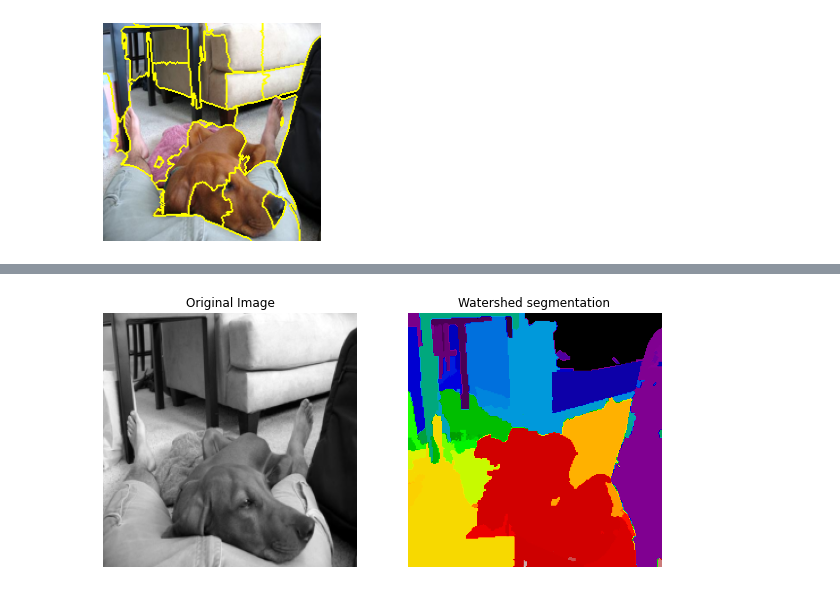
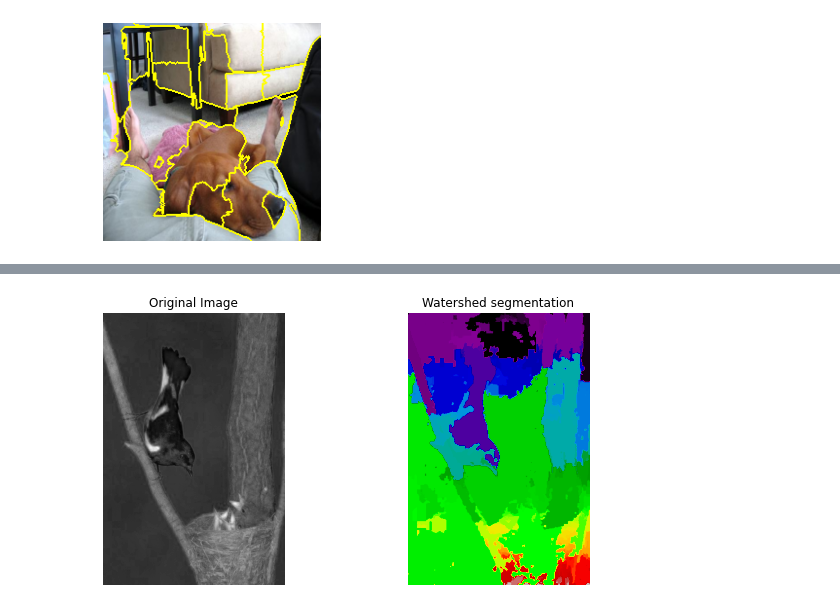
Before and after one commit to YSLCoat/learnableTokenizer, a Jupyter notebook: src/superpixelAlgorithms/WatershedNotebook.ipynb, the cells around one changed output, grey strips where cells are left out. Saved outputs shown, nothing was run; the diff lists cells and outputs as text; code cells hidden in the pictures.

```diff
--- a/src/superpixelAlgorithms/WatershedNotebook.ipynb
+++ b/src/superpixelAlgorithms/WatershedNotebook.ipynb
@@ -135,0 +132,4 @@ ValueError: the input array must have size 3 along `channel_axis`, got (224, 224
+# %%
+dataset = BSDS('F:\\data')
+# "F:\data\BSDS500\data\ground_truth\train"
+img, label = dataset.__getitem__(51)
@@ -135,0 +302,16 @@ ValueError: the input array must have size 3 along `channel_axis`, got (224, 224
+# %%
+gradient = sobel(rgb2gray(img.permute(1, 2, 0).numpy()))
+
+# Loop over the number of segments
+for numMarkers in (10, 20, 30):
+    # Apply SLIC and extract (approximately) the supplied number of segments
+    segments_watershed = watershed(gradient, markers=numMarkers, compactness=0.001)
+
+    # Show the output of SLIC
+    fig = plt.figure("Superpixels -- %d numMarkers" % (numMarkers))
+    ax = fig.add_subplot(1, 1, 1)
+    ax.imshow(mark_boundaries(img.permute(1,2,0).numpy(), segments_watershed))
+    plt.axis("off")
+
+# Show the plots
+plt.show()
@@ -165,32 +354,32 @@ def watershed_from_scratch(image):
     for (i, j), value in np.ndenumerate(labeled):
         if value > 0:
             heapq.heappush(heap, (gradient[i, j], i, j, value))
 
     while heap:
         h, i, j, label_val = heapq.heappop(heap)
         for di in range(-1, 2):
             for dj in range(-1, 2):
                 ni, nj = i + di, j + dj
                 if 0 <= ni < gradient.shape[0] and 0 <= nj < gradient.shape[1]:
                     if labeled[ni, nj] == 0:
                         labeled[ni, nj] = label_val
                         heapq.heappush(heap, (gradient[ni, nj], ni, nj, label_val))
 
 
     plt.figure(figsize=(10, 5))
     plt.subplot(1, 2, 1)
     plt.imshow(image, cmap='gray')
     plt.title('Original Image')
     plt.axis('off')
 
     plt.subplot(1, 2, 2)
     plt.imshow(labeled, cmap='nipy_spectral')
     plt.title('Watershed segmentation')
     plt.axis('off')
 
     plt.show()
 
 
-watershed_from_scratch(image)
+watershed_from_scratch(img.permute(1, 2, 0))
 # %% [output]
-[figure, old version]
+[figure, new version]
```
Also changed, not shown: parts of 7 cells of this notebook, 23 other files.
